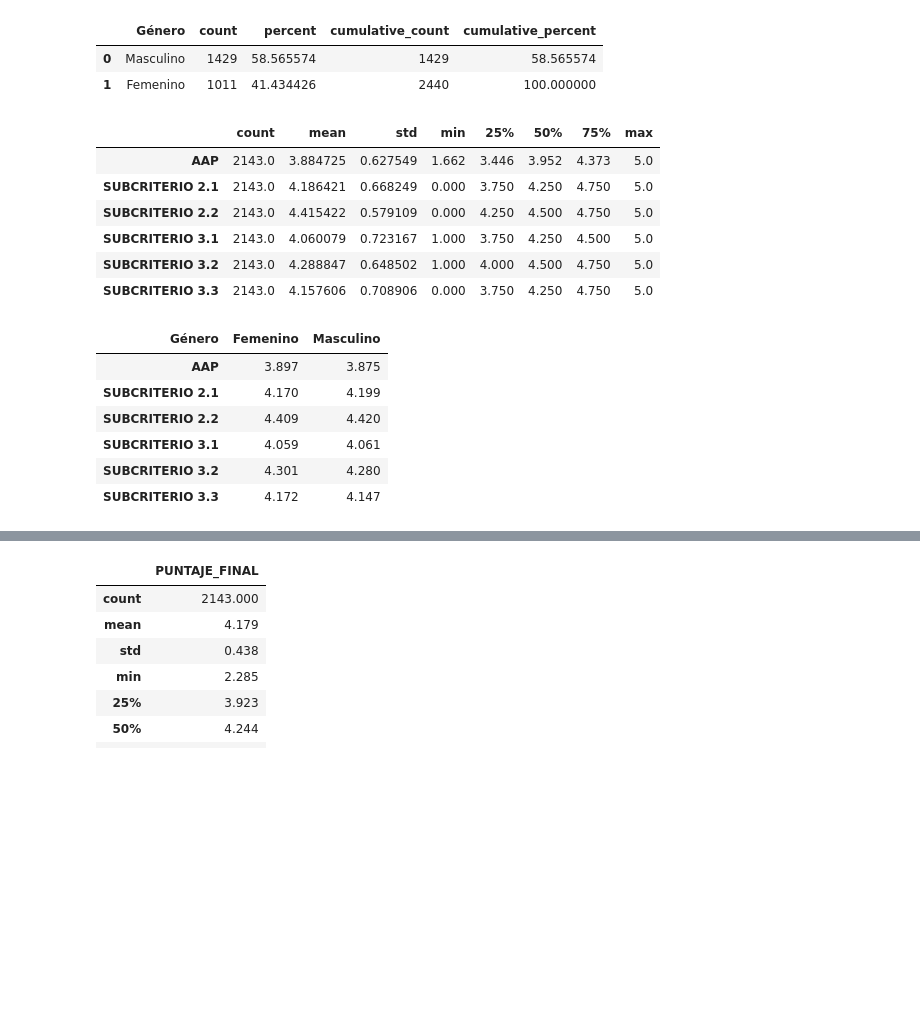
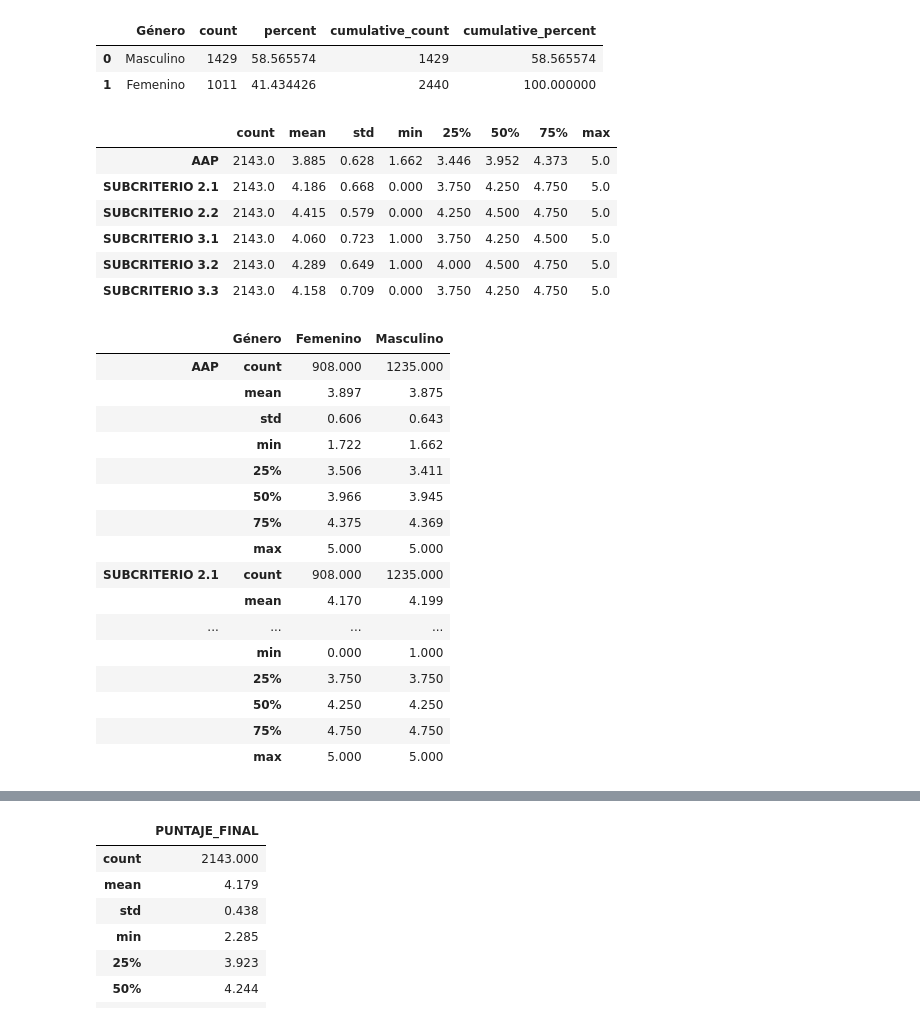
Before and after one commit to alvafox/Concursos-2023-Analisis-de-Adjudicacion-Paritaria-, a Jupyter notebook: Doctorado_Nacional_2023.ipynb, the cells around one changed output, grey strips where cells are left out. Saved outputs shown, nothing was run; the diff lists cells and outputs as text; code cells hidden in the pictures; blank space fills up the shorter version.

```diff
--- a/Doctorado_Nacional_2023.ipynb
+++ b/Doctorado_Nacional_2023.ipynb
@@ -123,26 +77,37 @@ df.stb.freq(["Género"])
 | 0 | Masculino | 1429 | 58.565574 | 1429 | 58.565574 |
 | 1 | Femenino | 1011 | 41.434426 | 2440 | 100.000000 |
 # %%
-pd.options.display.max_rows = 100
+pd.set_option('max_rows', 100)
+pd.set_option('precision', 3)
 # %%
 df2 = df[df["ESTADO ADMISIBILIDAD"] == "ADMISIBLE"]
 df2[["AAP","SUBCRITERIO 2.1", "SUBCRITERIO 2.2","SUBCRITERIO 3.1", "SUBCRITERIO 3.2", "SUBCRITERIO 3.3"]].describe().T
 # %% [output]
 |  | count | mean | std | min | 25% | 50% | 75% | max |
-| AAP | 2143.0 | 3.884725 | 0.627549 | 1.662 | 3.446 | 3.952 | 4.373 | 5.0 |
-| SUBCRITERIO 2.1 | 2143.0 | 4.186421 | 0.668249 | 0.000 | 3.750 | 4.250 | 4.750 | 5.0 |
-| SUBCRITERIO 2.2 | 2143.0 | 4.415422 | 0.579109 | 0.000 | 4.250 | 4.500 | 4.750 | 5.0 |
-| SUBCRITERIO 3.1 | 2143.0 | 4.060079 | 0.723167 | 1.000 | 3.750 | 4.250 | 4.500 | 5.0 |
-| SUBCRITERIO 3.2 | 2143.0 | 4.288847 | 0.648502 | 1.000 | 4.000 | 4.500 | 4.750 | 5.0 |
-| SUBCRITERIO 3.3 | 2143.0 | 4.157606 | 0.708906 | 0.000 | 3.750 | 4.250 | 4.750 | 5.0 |
+| AAP | 2143.0 | 3.885 | 0.628 | 1.662 | 3.446 | 3.952 | 4.373 | 5.0 |
+| SUBCRITERIO 2.1 | 2143.0 | 4.186 | 0.668 | 0.000 | 3.750 | 4.250 | 4.750 | 5.0 |
+| SUBCRITERIO 2.2 | 2143.0 | 4.415 | 0.579 | 0.000 | 4.250 | 4.500 | 4.750 | 5.0 |
+| SUBCRITERIO 3.1 | 2143.0 | 4.060 | 0.723 | 1.000 | 3.750 | 4.250 | 4.500 | 5.0 |
+| SUBCRITERIO 3.2 | 2143.0 | 4.289 | 0.649 | 1.000 | 4.000 | 4.500 | 4.750 | 5.0 |
+| SUBCRITERIO 3.3 | 2143.0 | 4.158 | 0.709 | 0.000 | 3.750 | 4.250 | 4.750 | 5.0 |
 # %%
-df2[["Género", "AAP","SUBCRITERIO 2.1", "SUBCRITERIO 2.2","SUBCRITERIO 3.1", "SUBCRITERIO 3.2", "SUBCRITERIO 3.3"]].groupby("Género").mean().round(3).T
+df2.groupby('Género')["AAP","SUBCRITERIO 2.1", "SUBCRITERIO 2.2","SUBCRITERIO 3.1", "SUBCRITERIO 3.2", "SUBCRITERIO 3.3"].describe().T
 # %% [output]
-| Género | Femenino | Masculino |
-| AAP | 3.897 | 3.875 |
-| SUBCRITERIO 2.1 | 4.170 | 4.199 |
-| SUBCRITERIO 2.2 | 4.409 | 4.420 |
-| SUBCRITERIO 3.1 | 4.059 | 4.061 |
-| SUBCRITERIO 3.2 | 4.301 | 4.280 |
-| SUBCRITERIO 3.3 | 4.172 | 4.147 |
+|  | Género | Femenino | Masculino |
+| AAP | count | 908.000 | 1235.000 |
+|  | mean | 3.897 | 3.875 |
+|  | std | 0.606 | 0.643 |
+|  | min | 1.722 | 1.662 |
+|  | 25% | 3.506 | 3.411 |
+|  | 50% | 3.966 | 3.945 |
+|  | 75% | 4.375 | 4.369 |
+|  | max | 5.000 | 5.000 |
+| SUBCRITERIO 2.1 | count | 908.000 | 1235.000 |
+|  | mean | 4.170 | 4.199 |
+| ... | ... | ... | ... |
+|  | min | 0.000 | 1.000 |
+|  | 25% | 3.750 | 3.750 |
+|  | 50% | 4.250 | 4.250 |
+|  | 75% | 4.750 | 4.750 |
+|  | max | 5.000 | 5.000 |
 # %%
```
Also changed, not shown: parts of 14 cells of this notebook.
